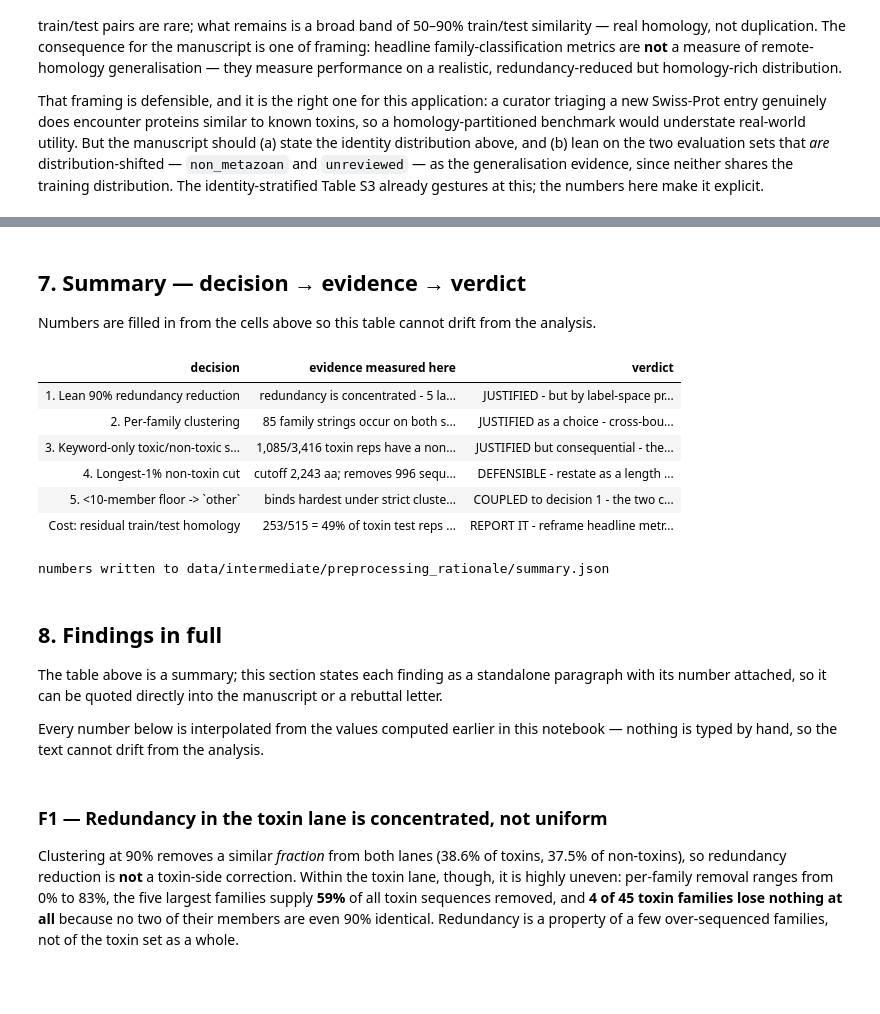
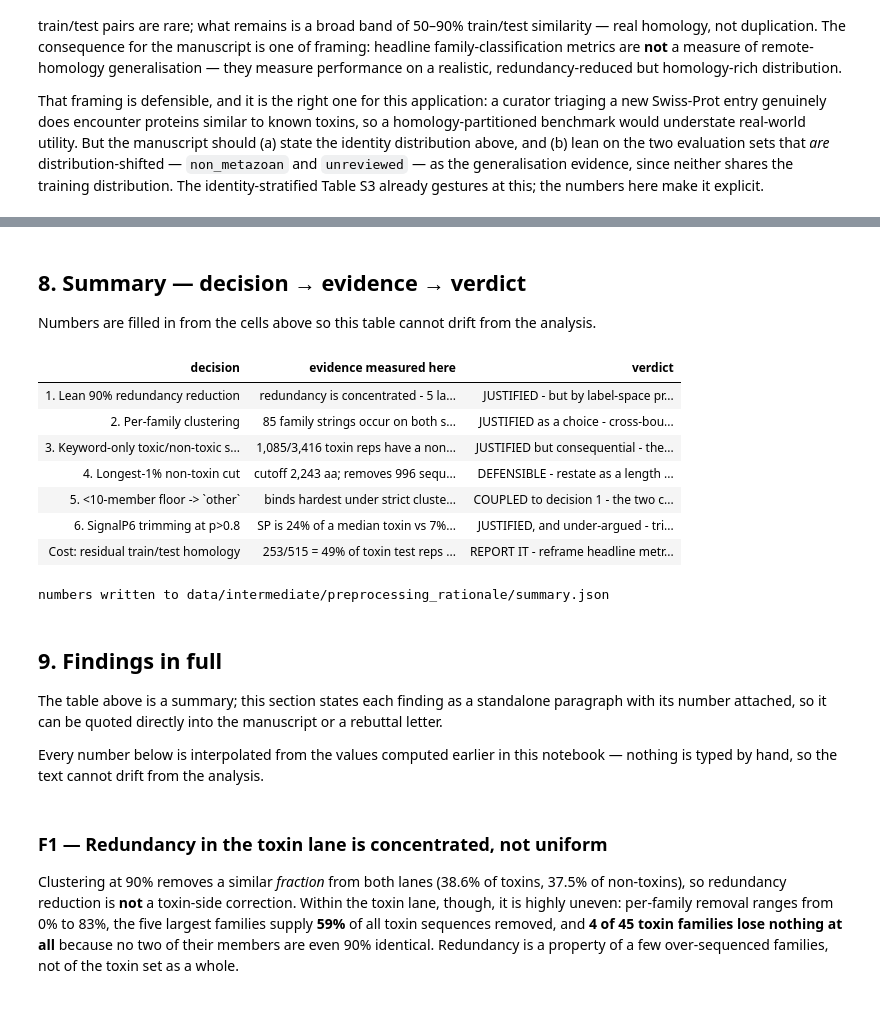
Before and after one commit to Sisistern123/ToxFam, a Jupyter notebook: notebooks/preprocessing_rationale.ipynb, the cells around one changed output, grey strips where cells are left out. Saved outputs shown, nothing was run; the diff lists cells and outputs as text; code cells hidden in the pictures.

```diff
--- a/notebooks/preprocessing_rationale.ipynb
+++ b/notebooks/preprocessing_rationale.ipynb
@@ -979,0 +1133,23 @@ this; the numbers here make it explicit.
+# %%
+rows = []
+for d, name in [(tox_sp, "toxins"), (nt_sp, "non-toxins")]:
+    tp = int((d.trimmed & d.uni_sp).sum());  fp = int((d.trimmed & ~d.uni_sp).sum())
+    fn = int((~d.trimmed & d.uni_sp).sum()); tn = int((~d.trimmed & ~d.uni_sp).sum())
+    rows.append({"set": name, "TP": tp, "FP": fp, "FN": fn, "TN": tn,
+                 "precision": tp / (tp + fp), "recall": tp / (tp + fn),
+                 "agreement": (tp + tn) / len(d)})
+agree = pd.DataFrame(rows).set_index("set")
+display(agree.style.format({"precision": "{:.3f}", "recall": "{:.3f}", "agreement": "{:.3f}"})
+        .set_caption("SignalP6 (p > 0.8) vs UniProt's curated SIGNAL annotation"))
+
+# where both agree a signal peptide exists, does SP6 cut in the same place?
+uni_len = tox_sp["Signal peptide"].str.extract(r"SIGNAL 1\.\.(\d+)")[0].astype(float)
+both = tox_sp[tox_sp.trimmed & uni_len.notna()]
+delta = both.sp_len.values - uni_len.loc[both.index].values
+cleave_exact, cleave_2 = float((delta == 0).mean()), float((np.abs(delta) <= 2).mean())
+print(f"\ncleavage-site agreement on the {len(both):,} toxins where both call a signal peptide:")
+print(f"  exact match  {cleave_exact:.1%}")
+print(f"  within +/-2  {cleave_2:.1%}")
+print(f"\nSP6 recall against curation is lower on non-toxins ({agree.loc['non-toxins','recall']:.1%}) "
+      f"than on toxins ({agree.loc['toxins','recall']:.1%}):")
+print(f"  {int(agree.loc['non-toxins','FN']):,} curated non-toxin signal peptides are left untrimmed at p > 0.8.")
@@ -980,5 +1186,5 @@ this; the numbers here make it explicit.
 # %% [markdown]
-## 7. Summary — decision → evidence → verdict
+## 8. Summary — decision → evidence → verdict
 
 Numbers are filled in from the cells above so this table cannot drift from the analysis.
 # %%
@@ -997,6 +1203,15 @@ S = dict(
     pla_hit=len(pla_best), twins_rep=len(both_rep), twins_diff=diff_split, twins_tt=len(cross),
     n_fams=len(tox_s), tox_in_shared=shared.toxins.sum() / len(tox),
     nt_nofam=int(nt['Protein families'].isna().sum()),
+    sp_tox=float(tox_sp.trimmed.mean()), sp_nt=float(nt_sp.trimmed.mean()),
+    sp_frac_tox=float(t_sp.sp_frac.median()), sp_frac_nt=float(n_sp.sp_frac.median()),
+    sp_mcc=float(sp_mcc), sp_or=float(sp_or), sp_base=float(sp_base), sp_lift=float(sp_lift),
+    sp_agree_tox=float(agree.loc['toxins', 'agreement']),
+    sp_prec_tox=float(agree.loc['toxins', 'precision']),
+    sp_rec_tox=float(agree.loc['toxins', 'recall']),
+    sp_rec_nt=float(agree.loc['non-toxins', 'recall']),
+    sp_fn_nt=int(agree.loc['non-toxins', 'FN']),
+    cleave_exact=cleave_exact, cleave_2=cleave_2,
 )
 
 rows = [
@@ -1014,37 +1229,44 @@ rows = [
   "JUSTIFIED but consequential - the negative class overlaps the positive one in sequence space; "
   "this is the core argument for a learned model over homology transfer."),
  ("4. Longest-1% non-toxin cut",
   f"cutoff {S['cutoff']:,} aa; removes {S['nt_raw']-S['nt']:,} sequences without moving the median length",
   "DEFENSIBLE - restate as a length ceiling, not a percentile; 'dominating' is unsupported."),
  ("5. <10-member floor -> `other`",
   f"binds hardest under strict clustering: {S['hi_keep']-S['lo_keep']} extra families dissolve at "
   f"min-seq-id {S['lo_thr']:.1f}",
   "COUPLED to decision 1 - the two cannot be justified independently; report the second-pass reassignment count."),
+ ("6. SignalP6 trimming at p>0.8",
+  f"SP is {S['sp_frac_tox']:.0%} of a median toxin vs {S['sp_frac_nt']:.0%} of a non-toxin; "
+  f"'has an SP' alone predicts toxicity at MCC {S['sp_mcc']:.2f} ({S['sp_or']:.0f}x odds); "
+  f"p>0.8 agrees with UniProt curation on {S['sp_agree_tox']:.0%} of toxins",
+  "JUSTIFIED, and under-argued - trimming removes a secretion shortcut, not just 'non-mature' "
+  "residues. Disclose that non-toxin recall is lower, so the confound is shrunk, not removed."),
  ("Cost: residual train/test homology",
   f"{S['leak70']}/{S['n_tox_test']} = {S['leak70']/S['n_tox_test']:.0%} of toxin test reps have a >=70% "
   f"identical training neighbour; {S['hi_pairs']} test reps exceed 90% ({S['hi_cross']} cross-family, "
   f"all toxin<->non-toxin; {S['hi_same']} same-family, which greedy set-cover clustering does not prevent)",
   "REPORT IT - reframe headline metrics as in-distribution; do NOT claim a hard 90% train/test ceiling."),
 ]
 out = pd.DataFrame(rows, columns=["decision", "evidence measured here", "verdict"])
 display(out.style.hide(axis="index").set_properties(**{"text-align": "left", "vertical-align": "top"})
         .set_table_styles([{"selector": "td", "props": [("max-width", "460px"), ("white-space", "normal")]}]))
 
 (WORK / "summary.json").write_text(json.dumps({k: (int(v) if isinstance(v, (np.integer,)) else
                                                    float(v) if isinstance(v, (np.floating,)) else v)
                                                for k, v in S.items()}, indent=2))
 print(f"\nnumbers written to {(WORK/'summary.json').relative_to(ROOT)}")
 # %% [output]
 | decision | evidence measured here | verdict |
 | 1. Lean 90% redundancy reduction | redundancy is concentrated - 5 la... | JUSTIFIED - but by label-space pr... |
 | 2. Per-family clustering | 85 family strings occur on both s... | JUSTIFIED as a choice - cross-bou... |
 | 3. Keyword-only toxic/non-toxic s... | 1,085/3,416 toxin reps have a non... | JUSTIFIED but consequential - the... |
 | 4. Longest-1% non-toxin cut | cutoff 2,243 aa; removes 996 sequ... | DEFENSIBLE - restate as a length ... |
 | 5. <10-member floor -> `other` | binds hardest under strict cluste... | COUPLED to decision 1 - the two c... |
+| 6. SignalP6 trimming at p>0.8 | SP is 24% of a median toxin vs 7%... | JUSTIFIED, and under-argued - tri... |
 | Cost: residual train/test homology | 253/515 = 49% of toxin test reps ... | REPORT IT - reframe headline metr... |
 numbers written to data/intermediate/preprocessing_rationale/summary.json
 # %% [markdown]
-## 8. Findings in full
+## 9. Findings in full
 
 The table above is a summary; this section states each finding as a standalone paragraph with
 its number attached, so it can be quoted directly into the manuscript or a rebuttal letter.
```
Also changed, not shown: parts of 16 cells of this notebook.
